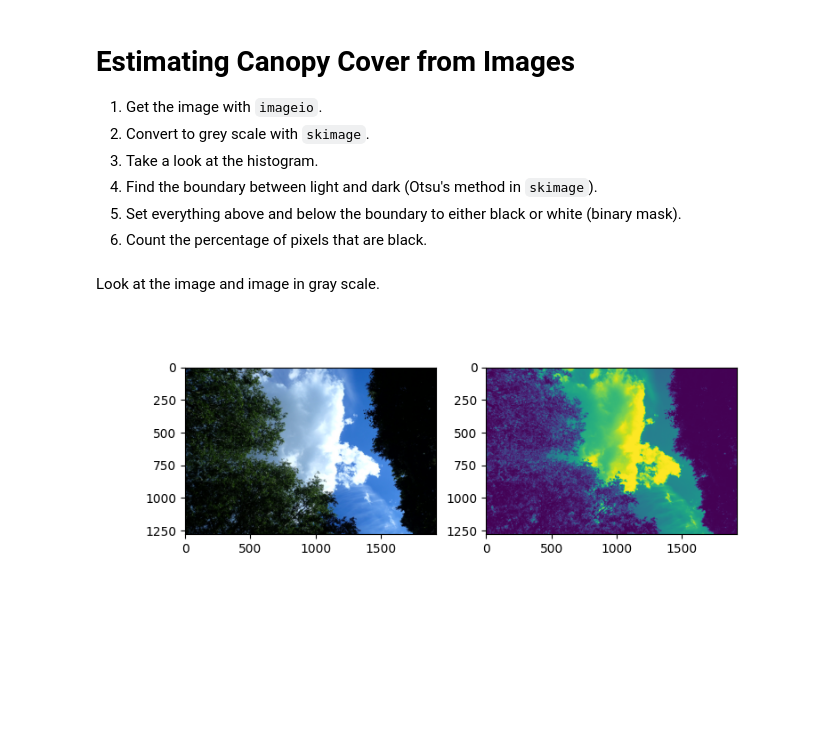
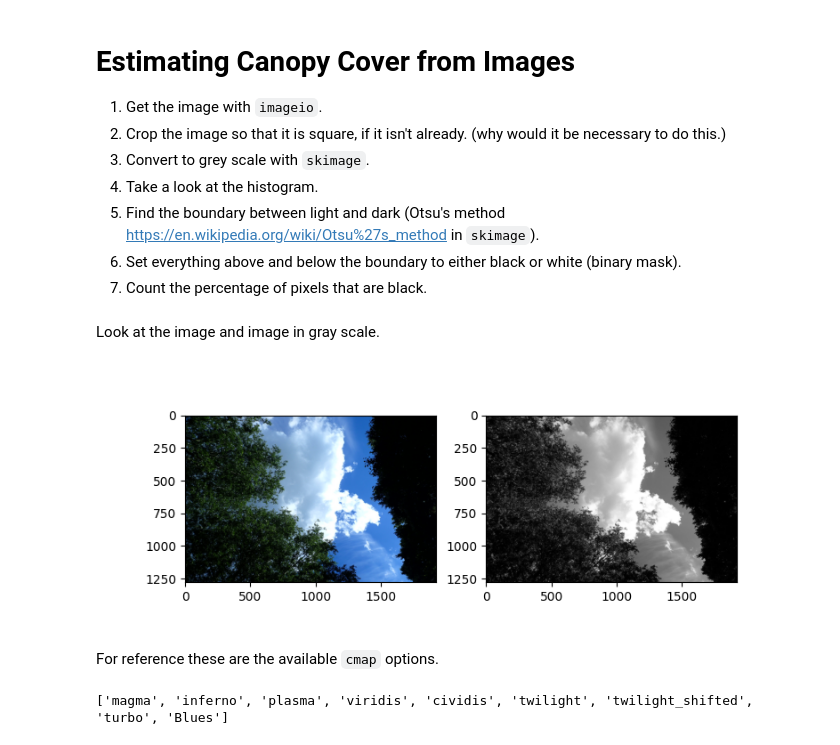
Before and after one commit to joejcollins/atlanta-shore, a Jupyter notebook: notebooks/canopy_cover.ipynb, the cells around one changed output. Saved outputs shown, nothing was run; the diff lists cells and outputs as text; code cells hidden in the pictures; blank space fills up the shorter version.

Commit message:
Data file reference

```diff
--- a/notebooks/canopy_cover.ipynb
+++ b/notebooks/canopy_cover.ipynb
@@ -2,9 +2,12 @@
 # Estimating Canopy Cover from Images
 
 1. Get the image with `imageio`.
+2. Crop the image so that it is square, if it isn't already.
+   (why would it be necessary to do this.)
 2. Convert to grey scale with `skimage`.
 3. Take a look at the histogram.
-4. Find the boundary between light and dark (Otsu's method in `skimage`).
+4. Find the boundary between light and dark
+   (Otsu's method <https://en.wikipedia.org/wiki/Otsu%27s_method> in `skimage`).
 5. Set everything above and below the boundary to either black or white (binary mask).
 6. Count the percentage of pixels that are black.
 # %%
@@ -17,20 +20,22 @@ from matplotlib import pyplot
 # %% [markdown]
 Look at the image and image in gray scale.
 # %%
-"""test"""
+"""Look at the images"""
 CANOPY_IMAGE = iio.imread(
     uri="../data/raw/2019-06/P6200003.JPG"
     )
+
+
 
 CANOPY_IMAGE_IN_GRAYSCALE = skimage.color.rgb2gray(CANOPY_IMAGE)
 
 fig, axes = pyplot.subplots(1, 2, figsize=(8, 3))  # Adjust DPI if needed
 axes[0].imshow(CANOPY_IMAGE)
 axes[0].axis('on')
 
-axes[1].imshow(CANOPY_IMAGE_IN_GRAYSCALE)
+axes[1].imshow(CANOPY_IMAGE_IN_GRAYSCALE, cmap=pyplot.cm.gray)
 axes[1].axis('on')
 
 pyplot.show()
 # %% [output]
-[figure, old version]
+[figure, new version]
@@ -38,0 +42,8 @@ histogram, bin_edges = numpy.histogram(canopy_image_in_grayscale, bins=256, rang
+# %% [markdown]
+For reference these are the available `cmap` options.
+# %%
+"""Show the color maps"""
+TRUNCATED_LIST_OF_COLOR_MAPS = pyplot.cm._colormaps()[:9]
+print(TRUNCATED_LIST_OF_COLOR_MAPS)
+# %% [output]
+['magma', 'inferno', 'plasma', 'viridis', 'cividis', 'twilight', 'twilight_shifted', 'turbo', 'Blues']
```
Also changed, not shown: parts of 5 cells of this notebook, 1 other file.
